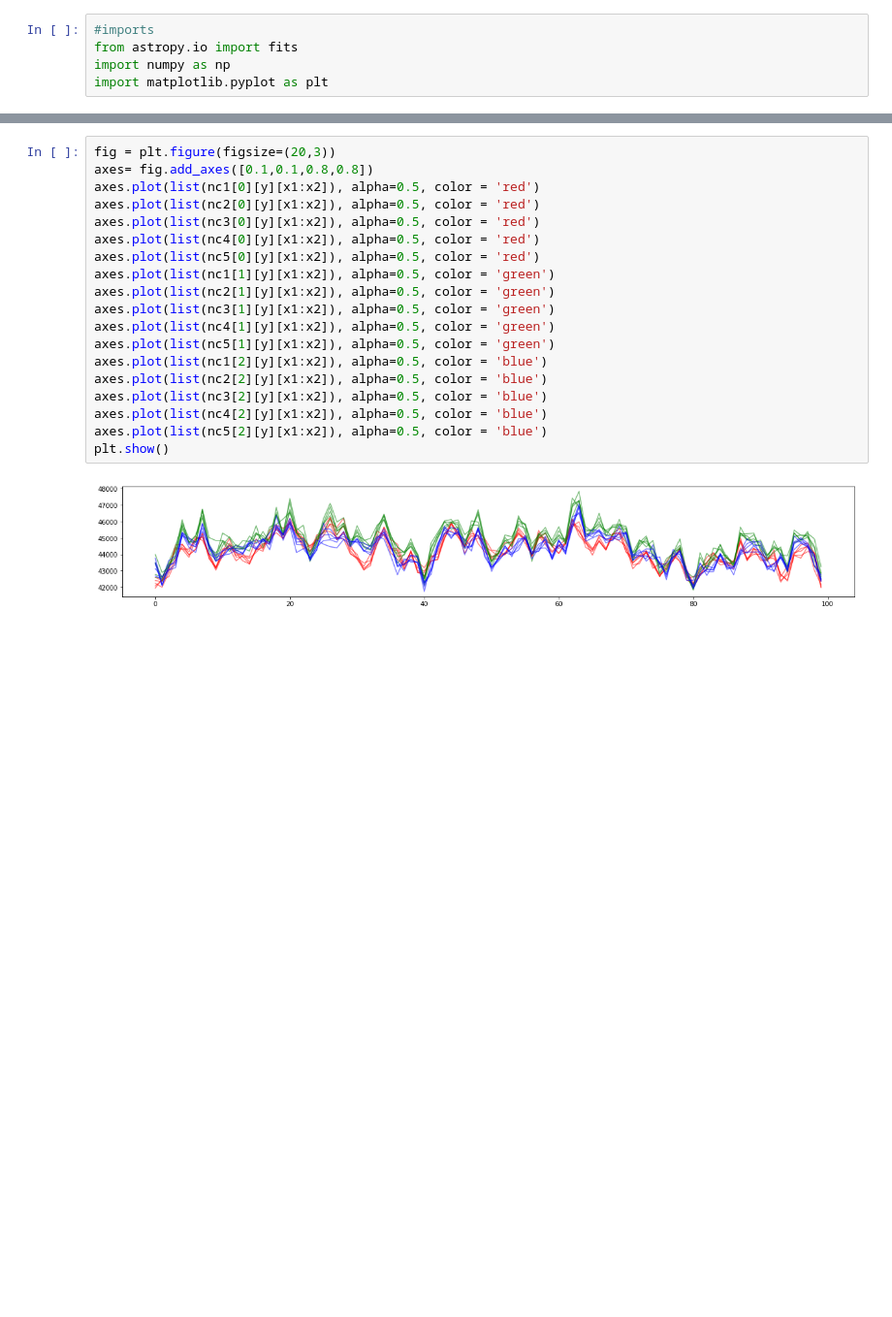
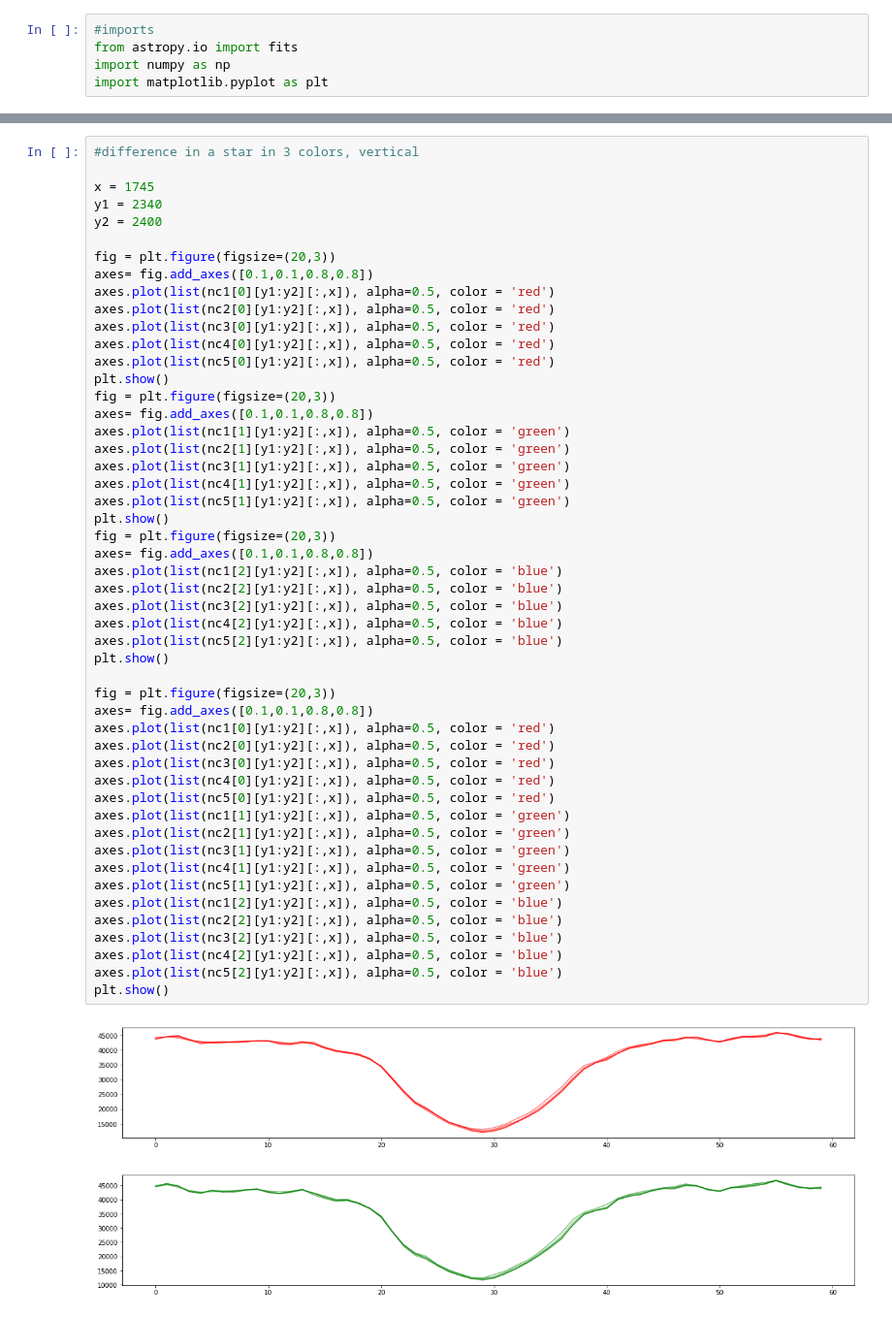
Before and after one commit to oliang2000/yerkes-plate-digitization, a Jupyter notebook: Scanner_mode.ipynb, the cells around one changed output, grey strips where cells are left out. Shown at 97% size. Saved outputs shown, nothing was run; the diff lists cells and outputs as text; blank space fills up the shorter version.

Commit message:
Cleaned up code
Cleaned up code, added comments, compared both vertical and horizontal

```diff
--- a/Scanner_mode.ipynb
+++ b/Scanner_mode.ipynb
@@ -230,21 +364,53 @@ plt.show()
 # %%
+#difference in a star in 3 colors, vertical
+
+x = 1745
+y1 = 2340
+y2 = 2400
+
 fig = plt.figure(figsize=(20,3))
 axes= fig.add_axes([0.1,0.1,0.8,0.8])
-axes.plot(list(nc1[0][y][x1:x2]), alpha=0.5, color = 'red')
-axes.plot(list(nc2[0][y][x1:x2]), alpha=0.5, color = 'red')
-axes.plot(list(nc3[0][y][x1:x2]), alpha=0.5, color = 'red')
-axes.plot(list(nc4[0][y][x1:x2]), alpha=0.5, color = 'red')
-axes.plot(list(nc5[0][y][x1:x2]), alpha=0.5, color = 'red')
-axes.plot(list(nc1[1][y][x1:x2]), alpha=0.5, color = 'green')
-axes.plot(list(nc2[1][y][x1:x2]), alpha=0.5, color = 'green')
-axes.plot(list(nc3[1][y][x1:x2]), alpha=0.5, color = 'green')
-axes.plot(list(nc4[1][y][x1:x2]), alpha=0.5, color = 'green')
-axes.plot(list(nc5[1][y][x1:x2]), alpha=0.5, color = 'green')
-axes.plot(list(nc1[2][y][x1:x2]), alpha=0.5, color = 'blue')
-axes.plot(list(nc2[2][y][x1:x2]), alpha=0.5, color = 'blue')
-axes.plot(list(nc3[2][y][x1:x2]), alpha=0.5, color = 'blue')
-axes.plot(list(nc4[2][y][x1:x2]), alpha=0.5, color = 'blue')
-axes.plot(list(nc5[2][y][x1:x2]), alpha=0.5, color = 'blue')
+axes.plot(list(nc1[0][y1:y2][:,x]), alpha=0.5, color = 'red')
+axes.plot(list(nc2[0][y1:y2][:,x]), alpha=0.5, color = 'red')
+axes.plot(list(nc3[0][y1:y2][:,x]), alpha=0.5, color = 'red')
+axes.plot(list(nc4[0][y1:y2][:,x]), alpha=0.5, color = 'red')
+axes.plot(list(nc5[0][y1:y2][:,x]), alpha=0.5, color = 'red')
 plt.show()
+fig = plt.figure(figsize=(20,3))
+axes= fig.add_axes([0.1,0.1,0.8,0.8])
+axes.plot(list(nc1[1][y1:y2][:,x]), alpha=0.5, color = 'green')
+axes.plot(list(nc2[1][y1:y2][:,x]), alpha=0.5, color = 'green')
+axes.plot(list(nc3[1][y1:y2][:,x]), alpha=0.5, color = 'green')
+axes.plot(list(nc4[1][y1:y2][:,x]), alpha=0.5, color = 'green')
+axes.plot(list(nc5[1][y1:y2][:,x]), alpha=0.5, color = 'green')
+plt.show()
+fig = plt.figure(figsize=(20,3))
+axes= fig.add_axes([0.1,0.1,0.8,0.8])
+axes.plot(list(nc1[2][y1:y2][:,x]), alpha=0.5, color = 'blue')
+axes.plot(list(nc2[2][y1:y2][:,x]), alpha=0.5, color = 'blue')
+axes.plot(list(nc3[2][y1:y2][:,x]), alpha=0.5, color = 'blue')
+axes.plot(list(nc4[2][y1:y2][:,x]), alpha=0.5, color = 'blue')
+axes.plot(list(nc5[2][y1:y2][:,x]), alpha=0.5, color = 'blue')
+plt.show()
+
+fig = plt.figure(figsize=(20,3))
+axes= fig.add_axes([0.1,0.1,0.8,0.8])
+axes.plot(list(nc1[0][y1:y2][:,x]), alpha=0.5, color = 'red')
+axes.plot(list(nc2[0][y1:y2][:,x]), alpha=0.5, color = 'red')
+axes.plot(list(nc3[0][y1:y2][:,x]), alpha=0.5, color = 'red')
+axes.plot(list(nc4[0][y1:y2][:,x]), alpha=0.5, color = 'red')
+axes.plot(list(nc5[0][y1:y2][:,x]), alpha=0.5, color = 'red')
+axes.plot(list(nc1[1][y1:y2][:,x]), alpha=0.5, color = 'green')
+axes.plot(list(nc2[1][y1:y2][:,x]), alpha=0.5, color = 'green')
+axes.plot(list(nc3[1][y1:y2][:,x]), alpha=0.5, color = 'green')
+axes.plot(list(nc4[1][y1:y2][:,x]), alpha=0.5, color = 'green')
+axes.plot(list(nc5[1][y1:y2][:,x]), alpha=0.5, color = 'green')
+axes.plot(list(nc1[2][y1:y2][:,x]), alpha=0.5, color = 'blue')
+axes.plot(list(nc2[2][y1:y2][:,x]), alpha=0.5, color = 'blue')
+axes.plot(list(nc3[2][y1:y2][:,x]), alpha=0.5, color = 'blue')
+axes.plot(list(nc4[2][y1:y2][:,x]), alpha=0.5, color = 'blue')
+axes.plot(list(nc5[2][y1:y2][:,x]), alpha=0.5, color = 'blue')
+plt.show()
 # %% [output]
-[figure, old version]
+[figure, new version]
+[figure, added]
```
Also changed, not shown: parts of 18 cells of this notebook.
